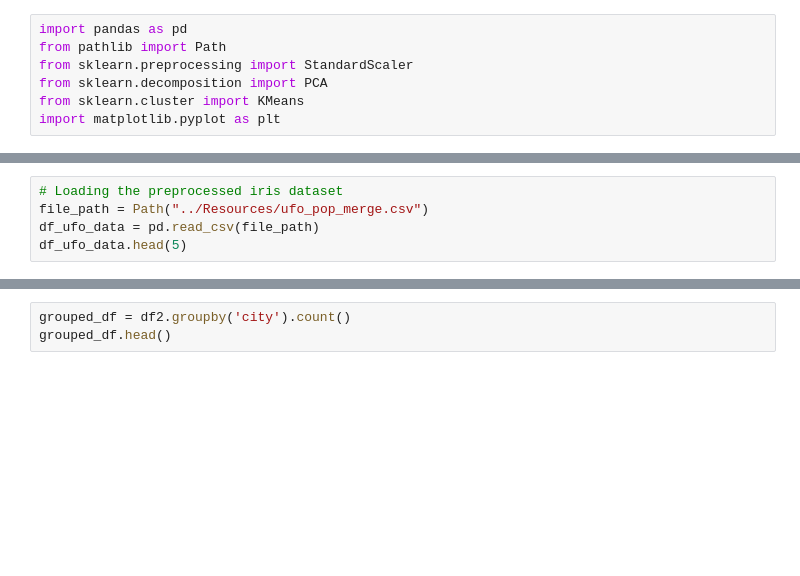
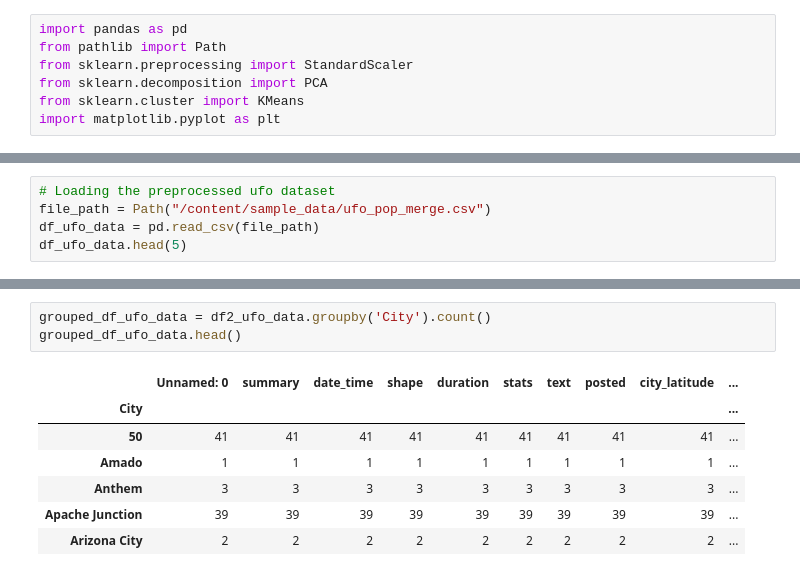
Before and after one commit to acegal1/Group1_Final_Project, a Jupyter notebook: Resources/UFO_Data_Prep.ipynb, the cells around one changed output, grey strips where cells are left out. Saved outputs shown, nothing was run; the diff lists cells and outputs as text; blank space fills up the shorter version.

```diff
--- a/Resources/UFO_Data_Prep.ipynb
+++ b/Resources/UFO_Data_Prep.ipynb
@@ -43,5 +46,5 @@ ufo.target
 # %%
-# Loading the preprocessed iris dataset
-file_path = Path("../Resources/ufo_pop_merge.csv")
+# Loading the preprocessed ufo dataset
+file_path = Path("/content/sample_data/ufo_pop_merge.csv")
 df_ufo_data = pd.read_csv(file_path)
 df_ufo_data.head(5)
@@ -58,4 +106,12 @@ ufo_df2['city'].unique()
-# %%
-grouped_df = df2.groupby('city').count()
-grouped_df.head()
+# %%
+grouped_df_ufo_data = df2_ufo_data.groupby('City').count()
+grouped_df_ufo_data.head()
+# %% [output]
+|  | Unnamed: 0 | summary | date_time | shape | duration | stats | text | posted | city_latitude | ... |
+| City |  |  |  |  |  |  |  |  |  | ... |
+| 50 | 41 | 41 | 41 | 41 | 41 | 41 | 41 | 41 | 41 | ... |
+| Amado | 1 | 1 | 1 | 1 | 1 | 1 | 1 | 1 | 1 | ... |
+| Anthem | 3 | 3 | 3 | 3 | 3 | 3 | 3 | 3 | 3 | ... |
+| Apache Junction | 39 | 39 | 39 | 39 | 39 | 39 | 39 | 39 | 39 | ... |
+| Arizona City | 2 | 2 | 2 | 2 | 2 | 2 | 2 | 2 | 2 | ... |
 # %%
```
Also changed, not shown: parts of 15 cells of this notebook.
